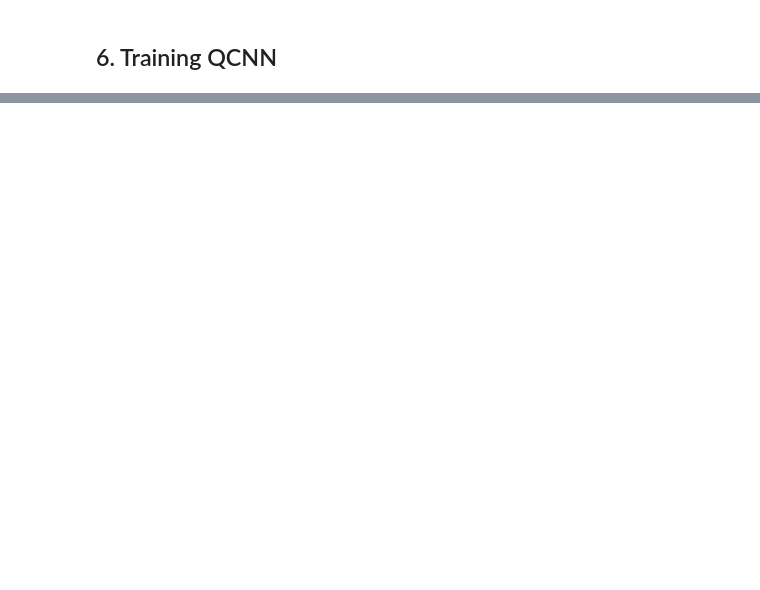
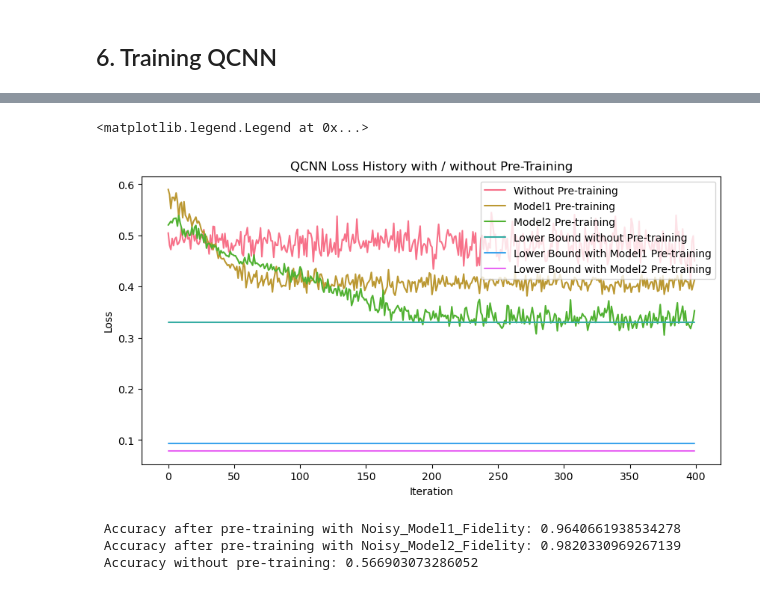
Before and after one commit to takh04/QEmbedding, a Jupyter notebook: Results/QCNN_demonstration/Noisy/Model 1&2/Noisy_QCNN.ipynb, the cells around one changed output, grey strips where cells are left out. Cells and saved outputs as stored; diff of their text form; code cells hidden in the pictures; blank space fills up the shorter version.

Commit message:
Noisy QCNN demonstration Model1&2 Fidelity

```diff
--- a/Results/QCNN_demonstration/Noisy/Model 1&2/Noisy_QCNN.ipynb
+++ b/Results/QCNN_demonstration/Noisy/Model 1&2/Noisy_QCNN.ipynb
@@ -306,9 +467,19 @@ model.load_state_dict(torch.load(PATH))
 # %%
 def statepreparation(x, Trained):
-    if Trained:
-        x = model(torch.tensor(x))
-    Four_QuantumEmbedding(x)
 
+    if Trained == False:
+        Noisy_Four_QuantumEmbedding1(x)
+
+    elif Trained == 'Noisy_Model1_Fidelity':
+        x = model1(torch.tensor(x))
+        Noisy_Four_QuantumEmbedding1(x)
+
+    elif Trained == 'Noisy_Model2_Fidelity':
+        x = model2(torch.tensor(x))
+        Noisy_Four_QuantumEmbedding2(x)
+
+
+# Trainable Ansatze
 def SU_4(params, wires): # 15 params
     qml.U3(params[0], params[1], params[2], wires=wires[0])
     qml.U3(params[3], params[4], params[5], wires=wires[1])
@@ -320,11 +491,11 @@ def SU_4(params, wires): # 15 params
     qml.CNOT(wires=[wires[0], wires[1]])
     qml.U3(params[9], params[10], params[11], wires=wires[0])
     qml.U3(params[12], params[13], params[14], wires=wires[1])
-
 def U_TTN(params, wires):  # 2 params
     qml.RY(params[0], wires=wires[0])
     qml.RY(params[1], wires=wires[1])
     qml.CNOT(wires=[wires[0], wires[1]])
+
 
 def QCNN_four(params):
     param1 = params[0:2]
@@ -355,7 +526,7 @@ def cost(weights, X_batch, Y_batch, Trained):
 
 steps = 400
 learning_rate = 0.01
-batch_size = 10
+batch_size = 25
 def circuit_training(X_train, Y_train, Trained):
 
     weights = np.random.random(4, requires_grad = True)
@@ -382,3 +567,4 @@ print(
 # %%
-loss_not_trained, weights_not_trained = circuit_training(X_train, Y_train, False)
-loss_trained, weights_trained = circuit_training(X_train, Y_train, True)
+loss_not_trained, weights_not_trained = circuit_training(X_train, Y_train, Trained=False)
+loss_Noisy_Model1_Fidelity, weights_Noisy_Model1_Fidelity = circuit_training(X_train, Y_train, Trained='Noisy_Model1_Fidelity')
+loss_Noisy_Model2_Fidelity, weights_Noisy_Model2_Fidelity = circuit_training(X_train, Y_train, Trained='Noisy_Model2_Fidelity')
@@ -385,24 +615,27 @@ loss_trained, weights_trained = circuit_training(X_train, Y_train, True)
 # %%
-LB_before_traindata = 0.5 * (1 - 0.3409276604652405)
-LB_Fidelity_traindata = 0.5 * (1 - 0.9015634655952454)
+
 
 import seaborn as sns
 
 plt.rcParams['figure.figsize'] = [10, 5]
 fig, ax = plt.subplots()
-clrs = sns.color_palette("husl", 4)
+clrs = sns.color_palette("husl", 6)
 with sns.axes_style("darkgrid"):
     ax.plot(range(len(loss_not_trained)), loss_not_trained, label="Without Pre-training", c=clrs[0])
+    ax.plot(range(len(loss_Noisy_Model1_Fidelity)), loss_Noisy_Model1_Fidelity, label="Model1 Pre-training", c=clrs[1])
+    ax.plot(range(len(loss_Noisy_Model2_Fidelity)), loss_Noisy_Model2_Fidelity, label="Model2 Pre-training", c=clrs[2])
 
-    ax.plot(range(len(loss_trained)), loss_trained, label="With Pre-training", c=clrs[1])
-
-    ax.plot(range(400), np.ones(400) * LB_before_traindata, label="Lower Bound without Pre-training", c=clrs[2])
-    ax.plot(range(400), np.ones(400) * LB_Fidelity_traindata, label="Lower Bound with Pre-training", c=clrs[3])
+    ax.plot(range(400), np.ones(400) * LB_before_traindata, label="Lower Bound without Pre-training", c=clrs[3])
+    ax.plot(range(400), np.ones(400) * LB_model1_traindata, label="Lower Bound with Model1 Pre-training", c=clrs[4])
+    ax.plot(range(400), np.ones(400) * LB_model2_traindata, label="Lower Bound with Model2 Pre-training", c=clrs[5])
 
 ax.set_xlabel("Iteration")
 ax.set_ylabel("Loss")
-ax.set_title("QCNN Loss History Trained with Model1 Fidelity")
+ax.set_title("QCNN Loss History with / without Pre-Training")
 ax.legend()
+# %% [output]
+<matplotlib.legend.Legend at 0x...>
+[figure, added]
 # %%
 def accuracy_test(predictions, labels):
     acc = 0
@@ -412,8 +645,18 @@ def accuracy_test(predictions, labels):
     return acc / len(labels)
 
 
-predictions_trained = [QCNN_classifier(weights_trained, x, Trained=True) for x in X_test]
+predictions_Noisy_Model1_Fidelity = [QCNN_classifier(weights_Noisy_Model1_Fidelity, x, Trained='Noisy_Model1_Fidelity') for x in X_test]
+predictions_Noisy_Model2_Fidelity = [QCNN_classifier(weights_Noisy_Model2_Fidelity, x, Trained='Noisy_Model2_Fidelity') for x in X_test]
 predictions_not_trained = [QCNN_classifier(weights_not_trained, x, Trained=False) for x in X_test]
 
-accuracy_trained = accuracy_test(predictions_trained, Y_test)
+accuracy_Noisy_Model1_Fidelity = accuracy_test(predictions_Noisy_Model1_Fidelity, Y_test)
+accuracy_Noisy_Model2_Fidelity = accuracy_test(predictions_Noisy_Model2_Fidelity, Y_test)
 accuracy_not_trained = accuracy_test(predictions_not_trained, Y_test)
+
+print(f" Accuracy after pre-training with Noisy_Model1_Fidelity: {accuracy_Noisy_Model1_Fidelity}")
+print(f" Accuracy after pre-training with Noisy_Model2_Fidelity: {accuracy_Noisy_Model2_Fidelity}")
+print(f" Accuracy without pre-training: {accuracy_not_trained}")
+# %% [output]
+ Accuracy after pre-training with Noisy_Model1_Fidelity: 0.9640661938534278
+ Accuracy after pre-training with Noisy_Model2_Fidelity: 0.9820330969267139
+ Accuracy without pre-training: 0.566903073286052
```
Also changed, not shown: parts of 37 cells of this notebook.
